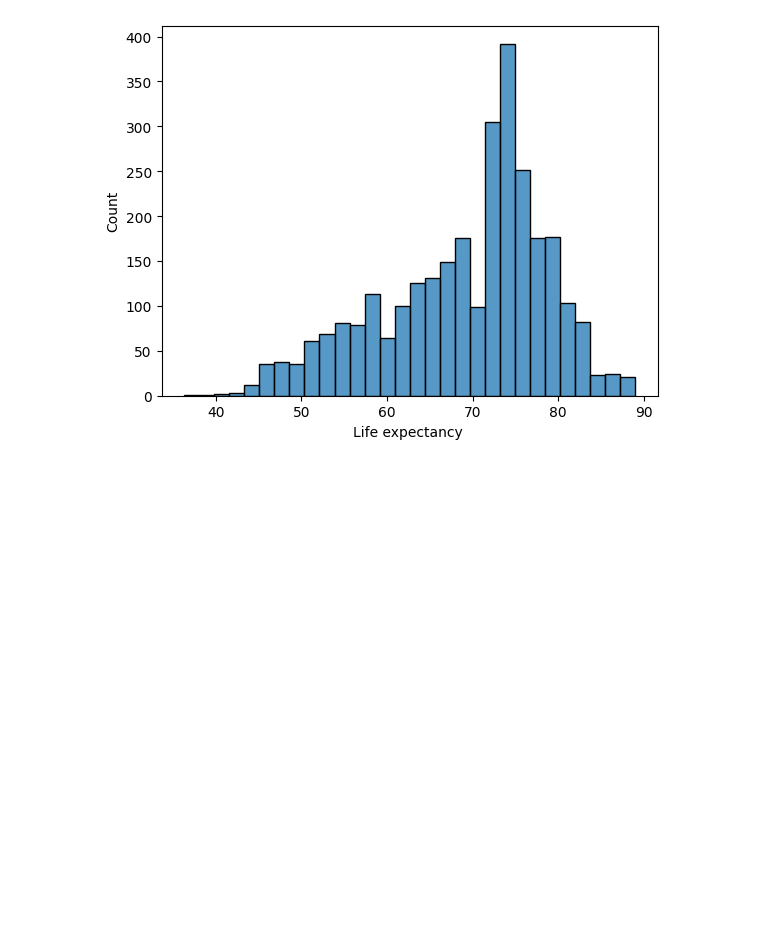
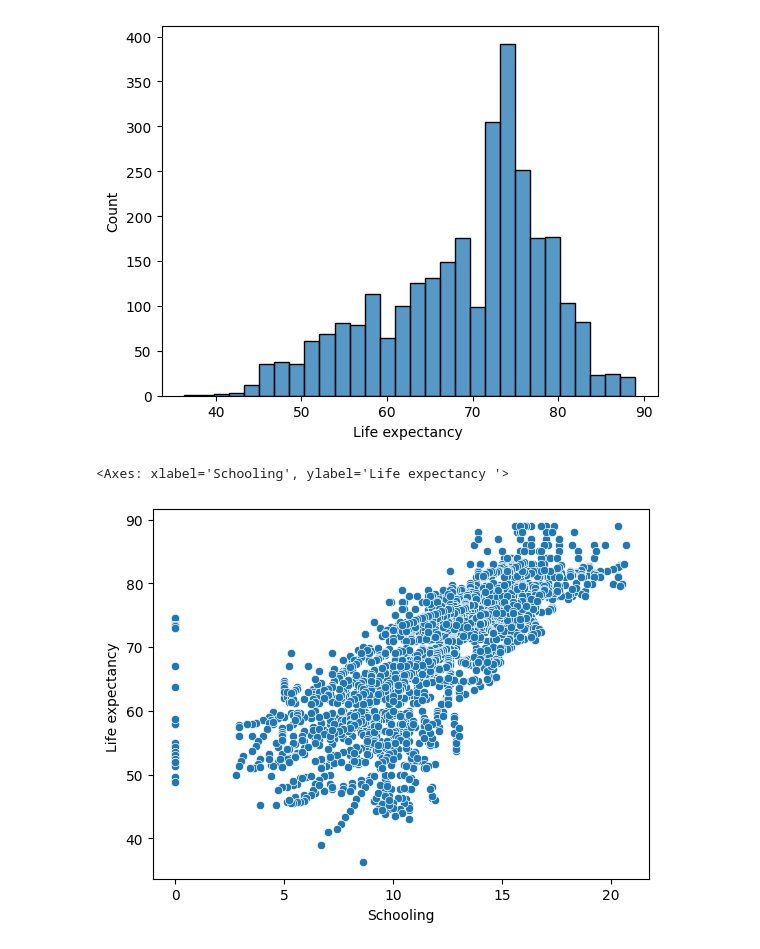
Before and after one commit to peter-kiilu/python_course, a Jupyter notebook: WHO_Life_Expectancy_Data_Preprocessing_.ipynb, the cells around one changed output. Drawn from its saved outputs; the diff is of its cells as text; code cells hidden in the pictures; blank space fills up the shorter version.

```diff
--- a/WHO_Life_Expectancy_Data_Preprocessing_.ipynb
+++ b/WHO_Life_Expectancy_Data_Preprocessing_.ipynb
@@ -33,3 +33,8 @@ dtypes: float64(16), int64(4), object(2)
 memory usage: 505.1+ KB
 <Axes: xlabel='Life expectancy ', ylabel='Count'>
 [figure]
+# %%
+sns.scatterplot(data=df, x='Schooling',y='Life expectancy ')
+# %% [output]
+<Axes: xlabel='Schooling', ylabel='Life expectancy '>
+[figure, added]
```
Also changed, not shown: parts of 1 cell of this notebook.
